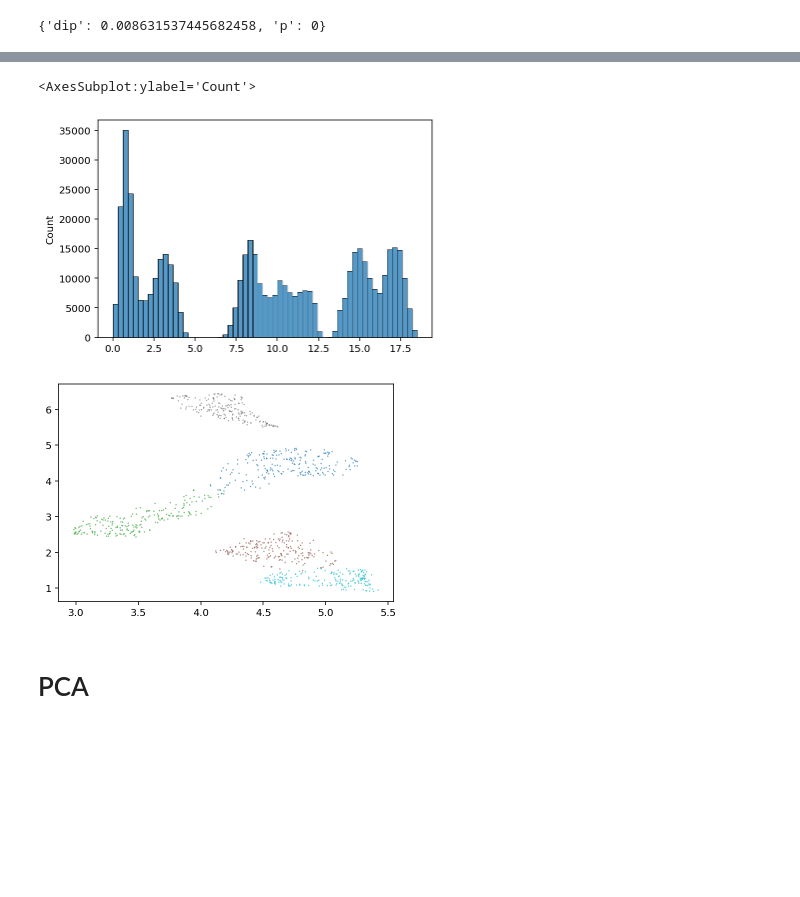
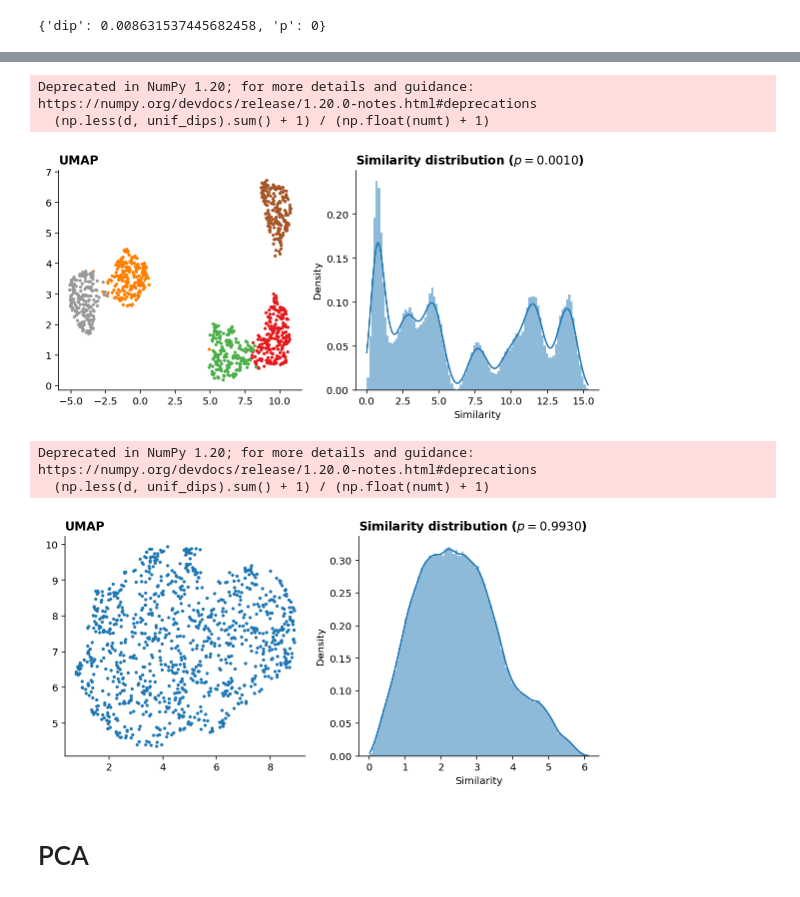
Before and after one commit to bacor/shapes-of-music, a Jupyter notebook: clean_notebooks/Synthetic contours.ipynb, the cells around one changed output, grey strips where cells are left out. Cells and saved outputs as stored; diff of their text form; code cells hidden in the pictures; blank space fills up the shorter version.

```diff
--- a/clean_notebooks/Synthetic contours.ipynb
+++ b/clean_notebooks/Synthetic contours.ipynb
@@ -242,5 +248,0 @@ clusterable_embedding = umap.UMAP(
-# %%
-sns.histplot(pdist(clusterable_embedding))
-# %% [output]
-<AxesSubplot:ylabel='Count'>
-[figure, removed]
@@ -252,8 +249,19 @@ labels = hdbscan.HDBSCAN(
-# %%
-plt.scatter(clusterable_embedding[:, 0], clusterable_embedding[:, 1],
-            c=condition.df['label'], s=0.1, cmap='tab10');
-# %% [output]
-[figure, removed]
+# %%
+condition = Condition('clustered', 'cosine', 'umap',
+    unique=False, length=None, limit=1000)
+show_condition(condition)
+# %% [output]
+Deprecated in NumPy 1.20; for more details and guidance: https://numpy.org/devdocs/release/1.20.0-notes.html#deprecations
+  (np.less(d, unif_dips).sum() + 1) / (np.float(numt) + 1)
+[figure, added]
+# %%
+condition = Condition('markov', 'pitch_centered', 'umap',
+    unique=False, length=None, limit=1000)
+show_condition(condition)
+# %% [output]
+Deprecated in NumPy 1.20; for more details and guidance: https://numpy.org/devdocs/release/1.20.0-notes.html#deprecations
+  (np.less(d, unif_dips).sum() + 1) / (np.float(numt) + 1)
+[figure, added]
 # %% [markdown]
 # PCA
 # %% [markdown]
```
Also changed, not shown: parts of 10 cells of this notebook, 3 other files.
